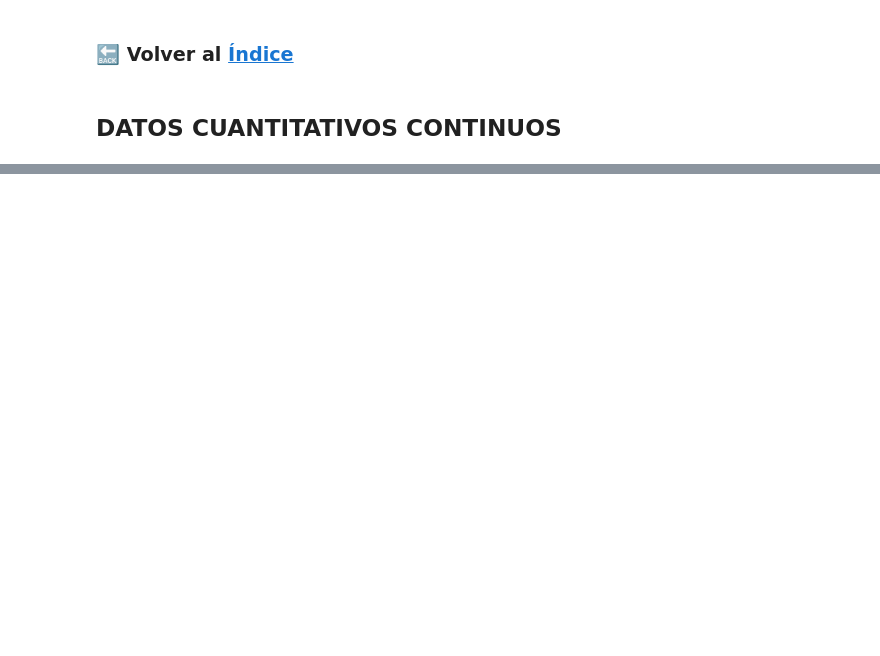
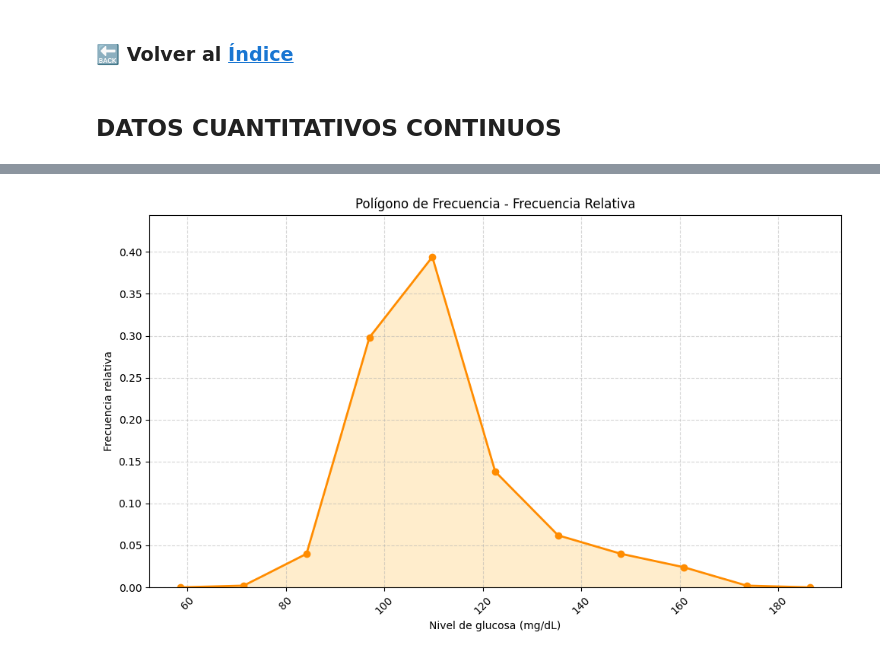
Before and after one commit to D1egoXD/Tablas_Frecuencias, a Jupyter notebook: datos_cuantitativos_continuos.ipynb, the cells around one changed output, grey strips where cells are left out. Saved outputs shown, nothing was run; the diff lists cells and outputs as text; code cells hidden in the pictures; blank space fills up the shorter version.

```diff
--- a/datos_cuantitativos_continuos.ipynb
+++ b/datos_cuantitativos_continuos.ipynb
@@ -140,0 +190,23 @@ plt.show()
+# %%
+# Calcular los puntos medios de cada clase
+puntos_medios = [(intervalos[i] + intervalos[i+1]) / 2 for i in range(len(intervalos) - 1)]
+
+# Para que inicie y termine en frecuencia 0 (desde 0 hasta 0)
+puntos_medios_ext = [puntos_medios[0] - (puntos_medios[1] - puntos_medios[0])] + puntos_medios + [puntos_medios[-1] + (puntos_medios[-1] - puntos_medios[-2])]
+frecuencia_relativa_ext = [0] + list(frecuencia_relativa) + [0]
+
+# Graficar el polígono
+plt.figure(figsize=(10, 6))
+plt.plot(puntos_medios_ext, frecuencia_relativa_ext, marker='o', color='darkorange', linestyle='-', linewidth=2)
+plt.fill_between(puntos_medios_ext, frecuencia_relativa_ext, color='orange', alpha=0.2)
+
+plt.title("Polígono de Frecuencia - Frecuencia Relativa")
+plt.xlabel("Nivel de glucosa (mg/dL)")
+plt.ylabel("Frecuencia relativa")
+plt.grid(True, linestyle='--', alpha=0.5)
+plt.xticks(rotation=45)
+plt.ylim(0, max(frecuencia_relativa_ext) + 0.05)
+plt.tight_layout()
+plt.show()
+# %% [output]
+[figure, added]
```
Also changed, not shown: parts of 23 cells of this notebook.
